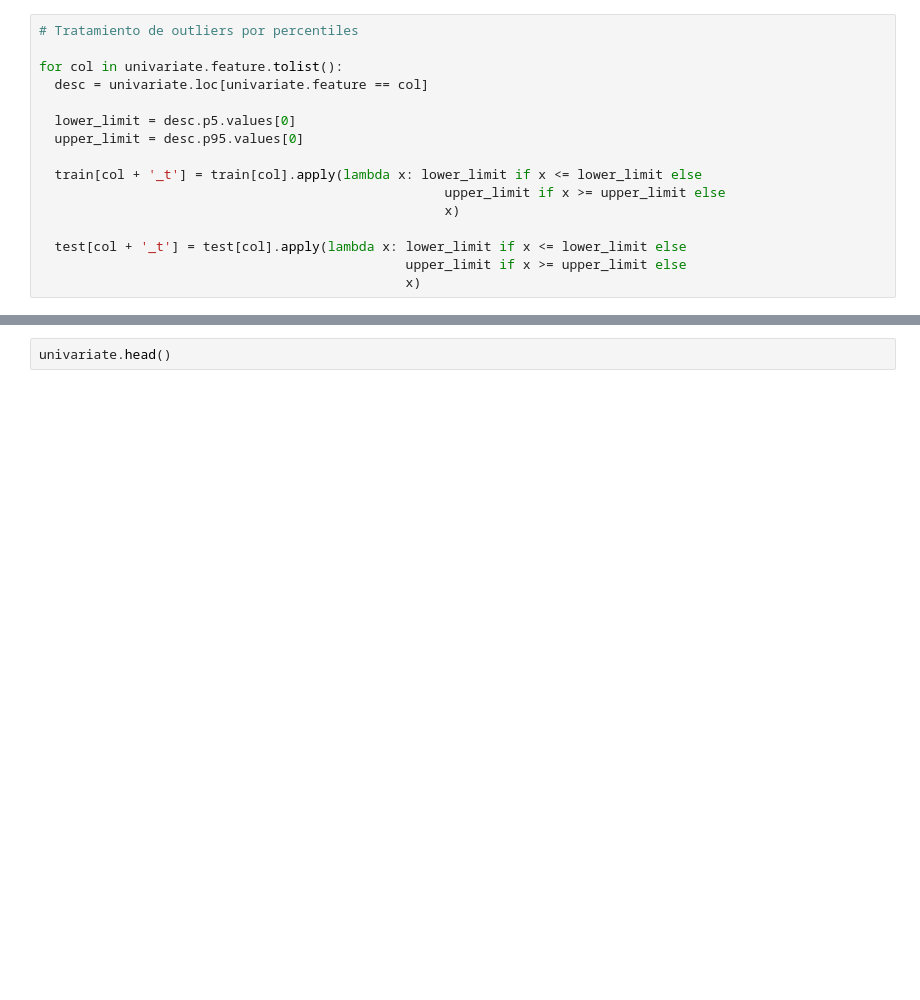
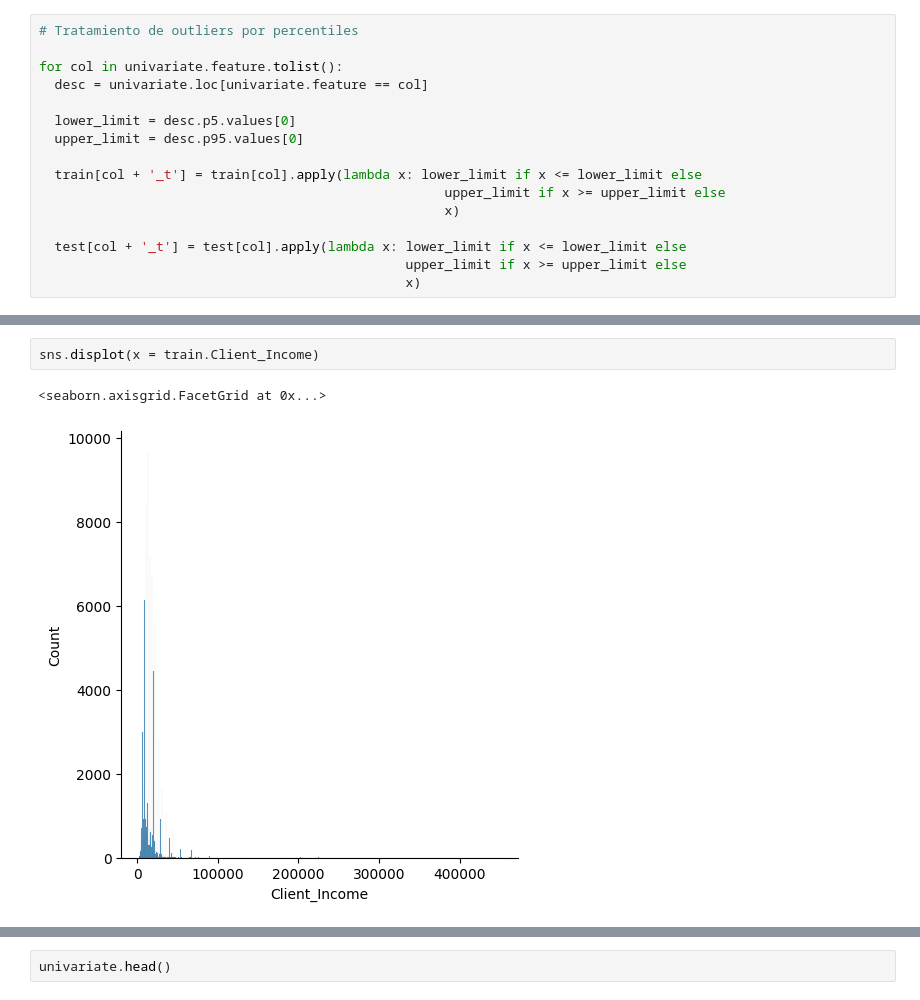
Before and after one commit to JCaballerot/data_science_for_business_2023, a Jupyter notebook: Supervised_models/Logistic_regression/Credit_Scoring.ipynb, the cells around one changed output, grey strips where cells are left out. Drawn from its saved outputs; the diff is of its cells as text; blank space fills up the shorter version.

```diff
--- a/Supervised_models/Logistic_regression/Credit_Scoring.ipynb
+++ b/Supervised_models/Logistic_regression/Credit_Scoring.ipynb
@@ -380,0 +410,5 @@ for col in univariate.feature.tolist():
+# %%
+sns.displot(x = train.Client_Income)
+# %% [output]
+<seaborn.axisgrid.FacetGrid at 0x...>
+[figure, added]
```
Also changed, not shown: parts of 30 cells of this notebook.
